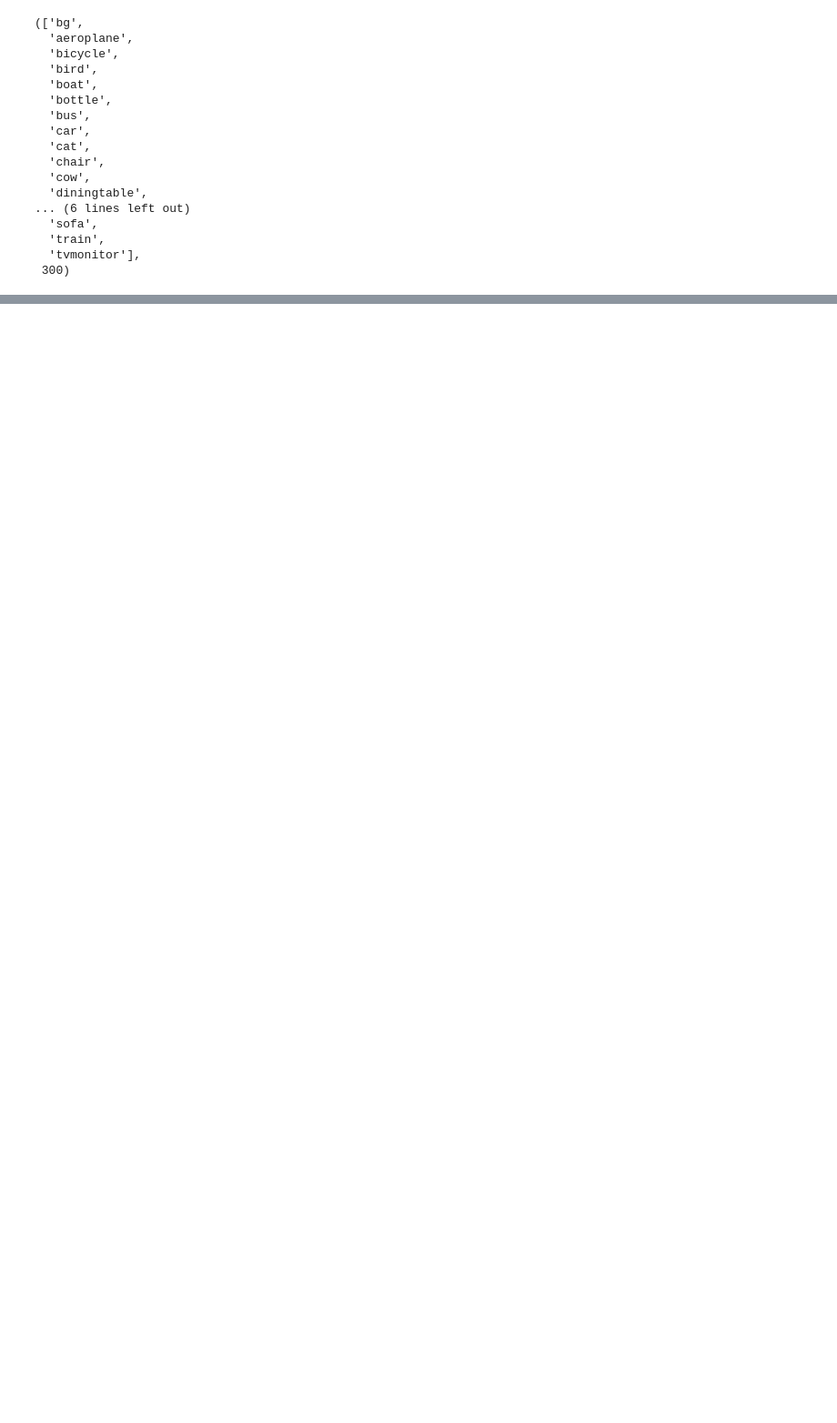
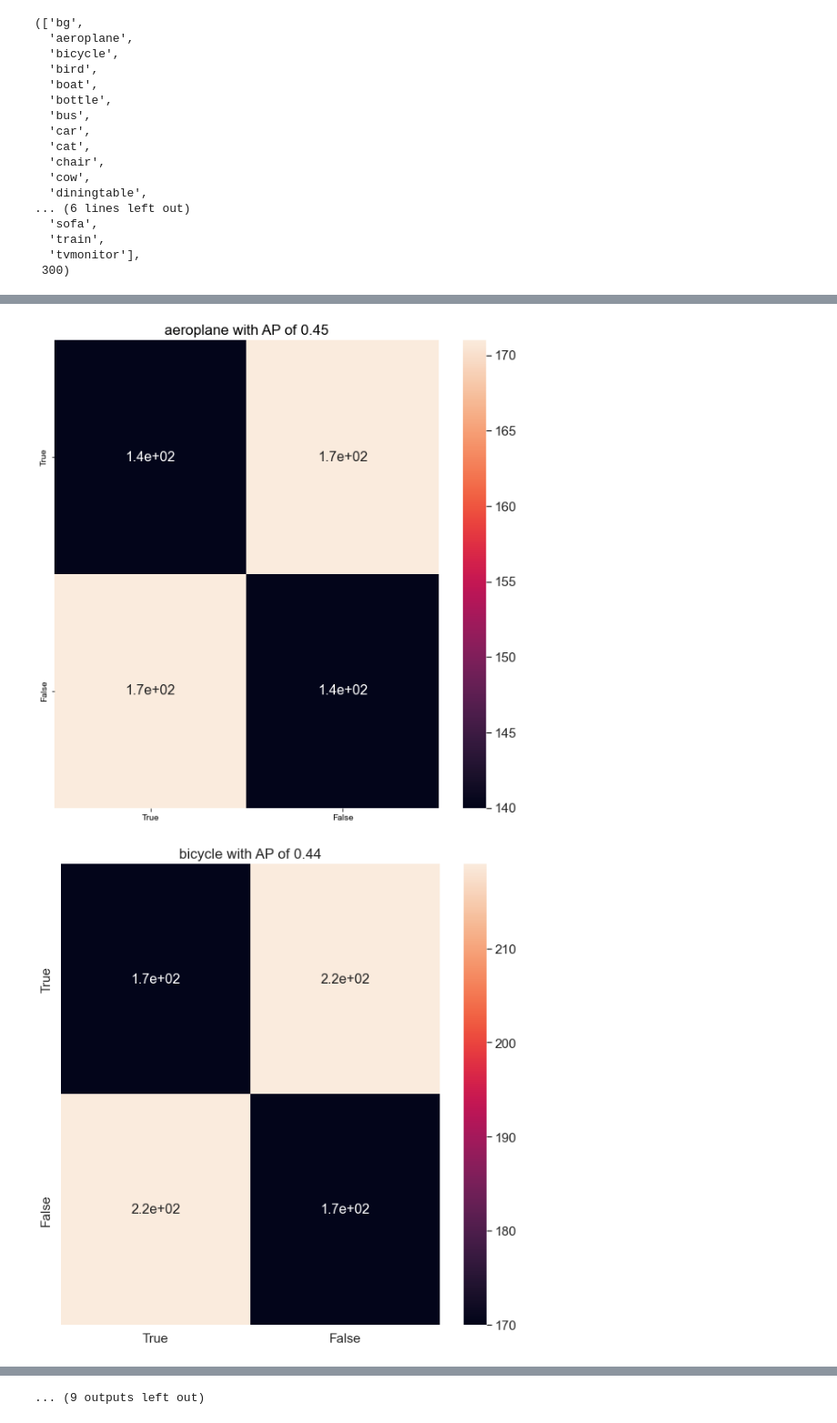
Before and after one commit to ThaiQ/SSD_tf2.0, a Jupyter notebook: train.ipynb, the cells around one changed output, grey strips where cells are left out. Shown at 91% size. Drawn from its saved outputs; the diff is of its cells as text; code cells hidden in the pictures; blank space fills up the shorter version.

```diff
--- a/train.ipynb
+++ b/train.ipynb
@@ -116,0 +477,34 @@ Epoch 1/150
+# %%
+#Confusion matrix of each class
+def cfm(stats):
+    total = 0
+    for label in stats:
+        total += int(stats[label]['total'])
+        tp = round(stats[label]['AP'] * stats[label]['total'])
+        fp = stats[label]['total'] - tp
+
+        array = [[tp,fp],[fp,tp]]
+        df_cm = pd.DataFrame(array, ["True","False"], ["True","False"])
+
+        fig = plt.figure(figsize = (10,10))
+        ax = fig.add_subplot(1,1,1)
+        sn.set(font_scale=1.4) # for label size
+        sn.heatmap(df_cm, annot=True, annot_kws={"size": 16}) # font size
+        ax.set_title("{} with AP of {}".format(stats[label]['label'], round(stats[label]['AP'],2)))
+    #average
+    tp = round(mAP * total)
+    fp = total - tp
+
+    array = [[tp,fp],[fp,tp]]
+    df_cm = pd.DataFrame(array, ["True","False"], ["True","False"])
+
+    fig = plt.figure(figsize = (10,10))
+    ax = fig.add_subplot(1,1,1)
+    sn.set(font_scale=1.4) # for label size
+    sn.heatmap(df_cm, annot=True, annot_kws={"size": 16}) # font size
+    ax.set_title("All classes mAP of {}".format(round(mAP,2)))
+
+cfm(stats)
+# %% [output]
+[figure, added]
+[figure, added]
@@ -116,0 +521 @@ Epoch 1/150
+... (9 outputs left out)
```
Also changed, not shown: parts of 20 cells of this notebook, 4 other files.
